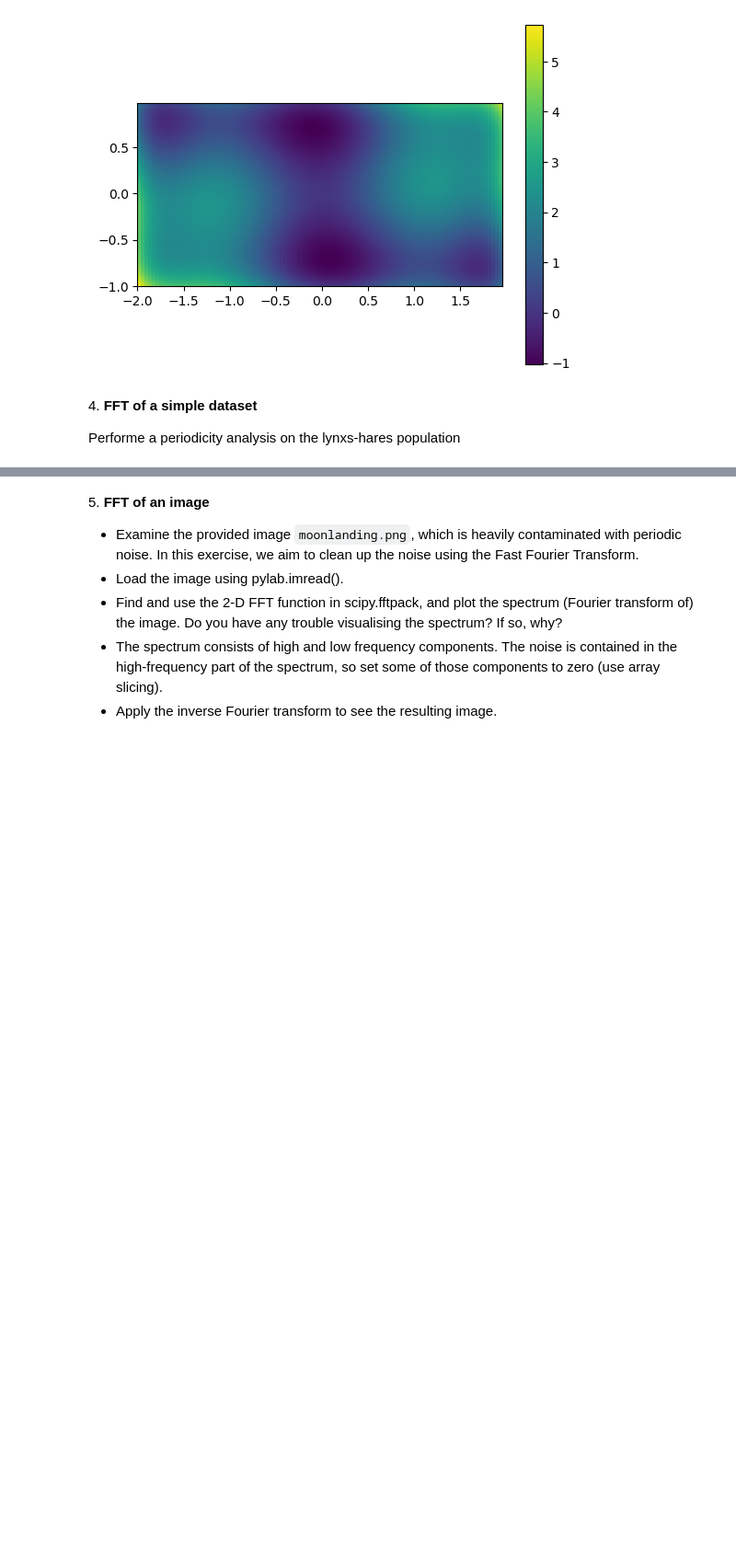
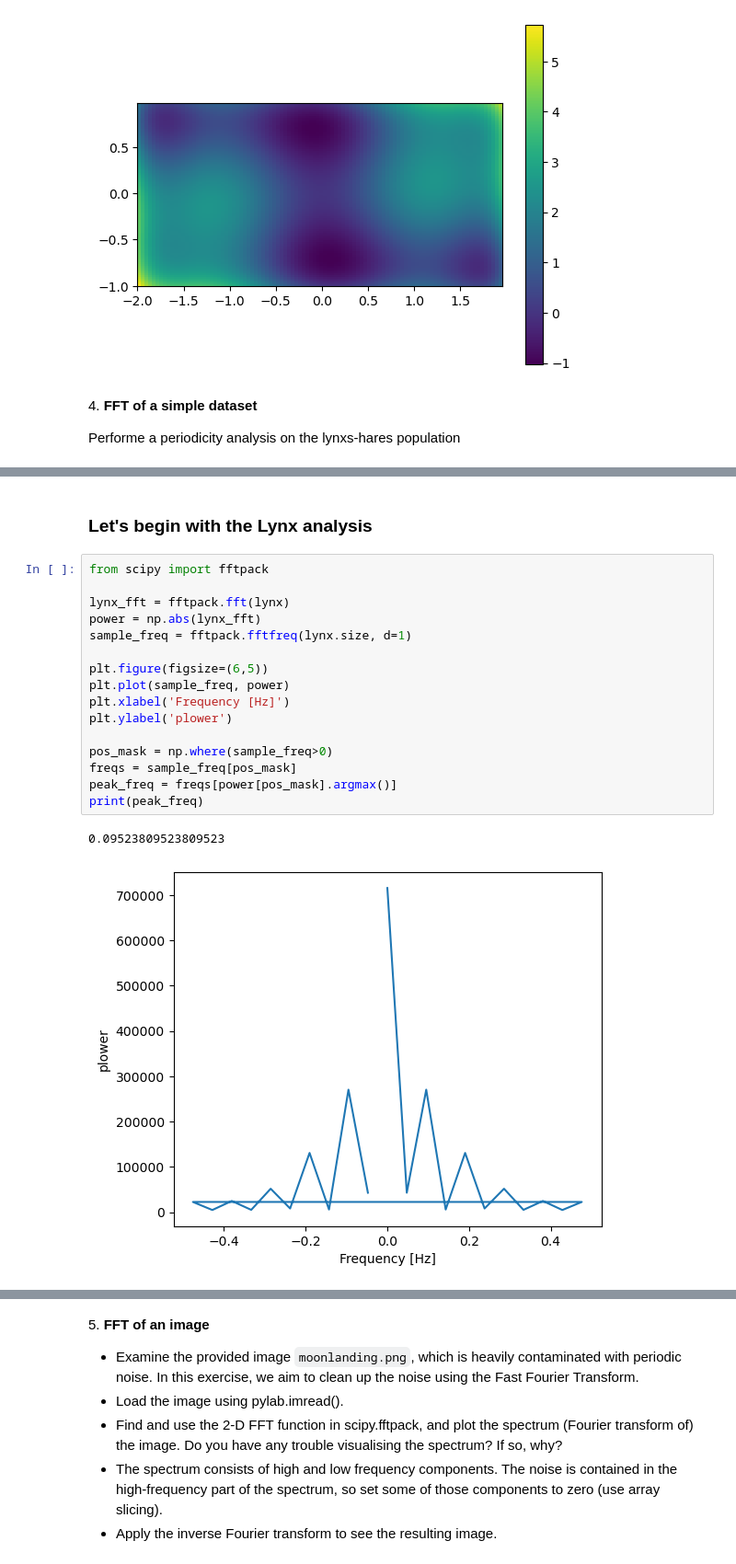
Before and after one commit to vepe99/LaboratoryOfComputationalPhysics_Y5, a Jupyter notebook: 09ex_Algorithms.ipynb, the cells around one changed output, grey strips where cells are left out. Shown at 92% size. Drawn from its saved outputs; the diff is of its cells as text; blank space fills up the shorter version.

```diff
--- a/09ex_Algorithms.ipynb
+++ b/09ex_Algorithms.ipynb
@@ -212,0 +234,21 @@ Performe a periodicity analysis on the lynxs-hares population
+# %% [markdown]
+### Let's begin with the Lynx analysis
+# %%
+from scipy import fftpack
+
+lynx_fft = fftpack.fft(lynx)
+power = np.abs(lynx_fft)
+sample_freq = fftpack.fftfreq(lynx.size, d=1)
+
+plt.figure(figsize=(6,5))
+plt.plot(sample_freq, power)
+plt.xlabel('Frequency [Hz]')
+plt.ylabel('plower')
+
+pos_mask = np.where(sample_freq>0)
+freqs = sample_freq[pos_mask]
+peak_freq = freqs[power[pos_mask].argmax()]
+print(peak_freq)
+# %% [output]
+0.09523809523809523
+[figure, added]
```
Also changed, not shown: parts of 5 cells of this notebook.
